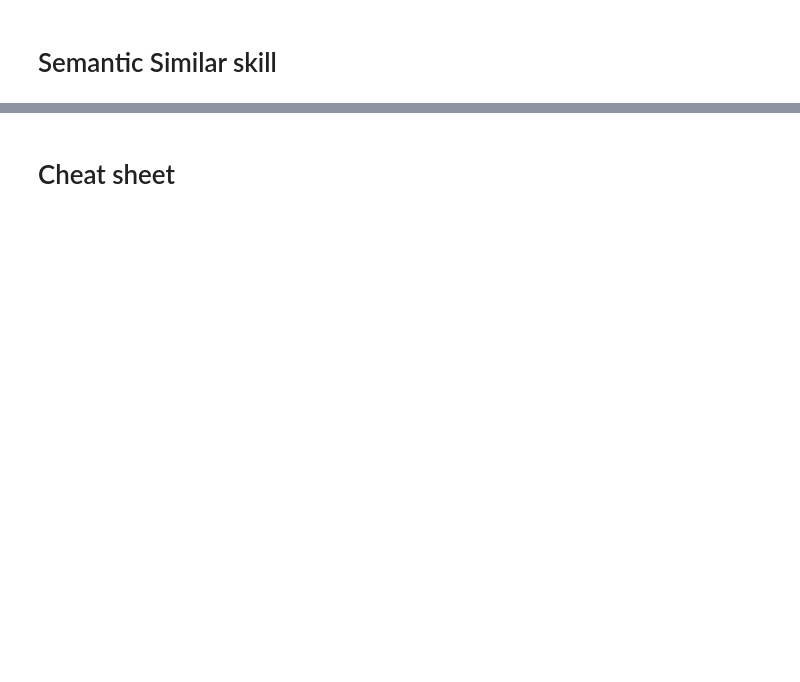
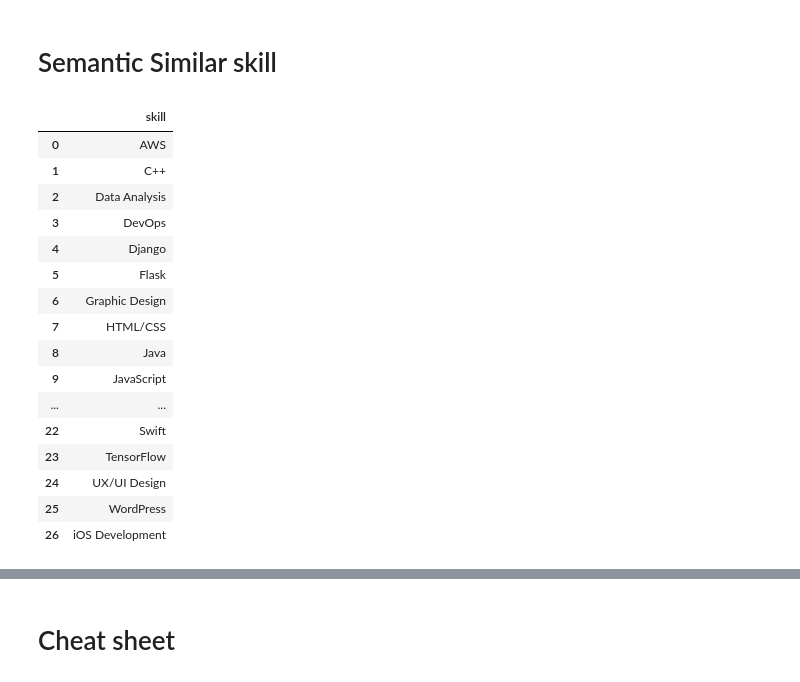
Before and after one commit to lqst/notebooks, a Jupyter notebook: skills.ipynb, the cells around one changed output, grey strips where cells are left out. Drawn from its saved outputs; the diff is of its cells as text; code cells hidden in the pictures; blank space fills up the shorter version.

```diff
--- a/skills.ipynb
+++ b/skills.ipynb
@@ -14,7 +15,7 @@ Register for a sandbox and create an empty sandbox  https://sandbox.neo4j.com
 connectionUrl = 'neo4j://localhost:7687'
 username = 'neo4j'
 password = 'test1234'
-database = 'skills'
+database = 'upm'
 # %%
 driver = GraphDatabase.driver(
     connectionUrl,
@@ -171,7 +264,7 @@ G.drop()
 # Remove symetric relationships
 gds.run_cypher('''
   match (a:Person)-[r:SIMILAR_SKILLSET]->(b:Person)
-    where (b)-[:SIMILAR_SKILLSET]->(a)
+    where exists { (b)-[:SIMILAR_SKILLSET]->(a) }
     and   id(a)<id(b)
   delete r
 ''')
@@ -185,7 +282,25 @@ from langchain_core.output_parsers import StrOutputParser
 # %%
 skills_df = gds.run_cypher('''
   match (s:Skill)
   return s.name as skill
 ''')
-skills_df.head()
+skills_df.head(30)
+# %% [output]
+|  | skill |
+| 0 | AWS |
+| 1 | C++ |
+| 2 | Data Analysis |
+| 3 | DevOps |
+| 4 | Django |
+| 5 | Flask |
+| 6 | Graphic Design |
+| 7 | HTML/CSS |
+| 8 | Java |
+| 9 | JavaScript |
+| ... | ... |
+| 22 | Swift |
+| 23 | TensorFlow |
+| 24 | UX/UI Design |
+| 25 | WordPress |
+| 26 | iOS Development |
 # %%
```
Also changed, not shown: parts of 24 cells of this notebook.
